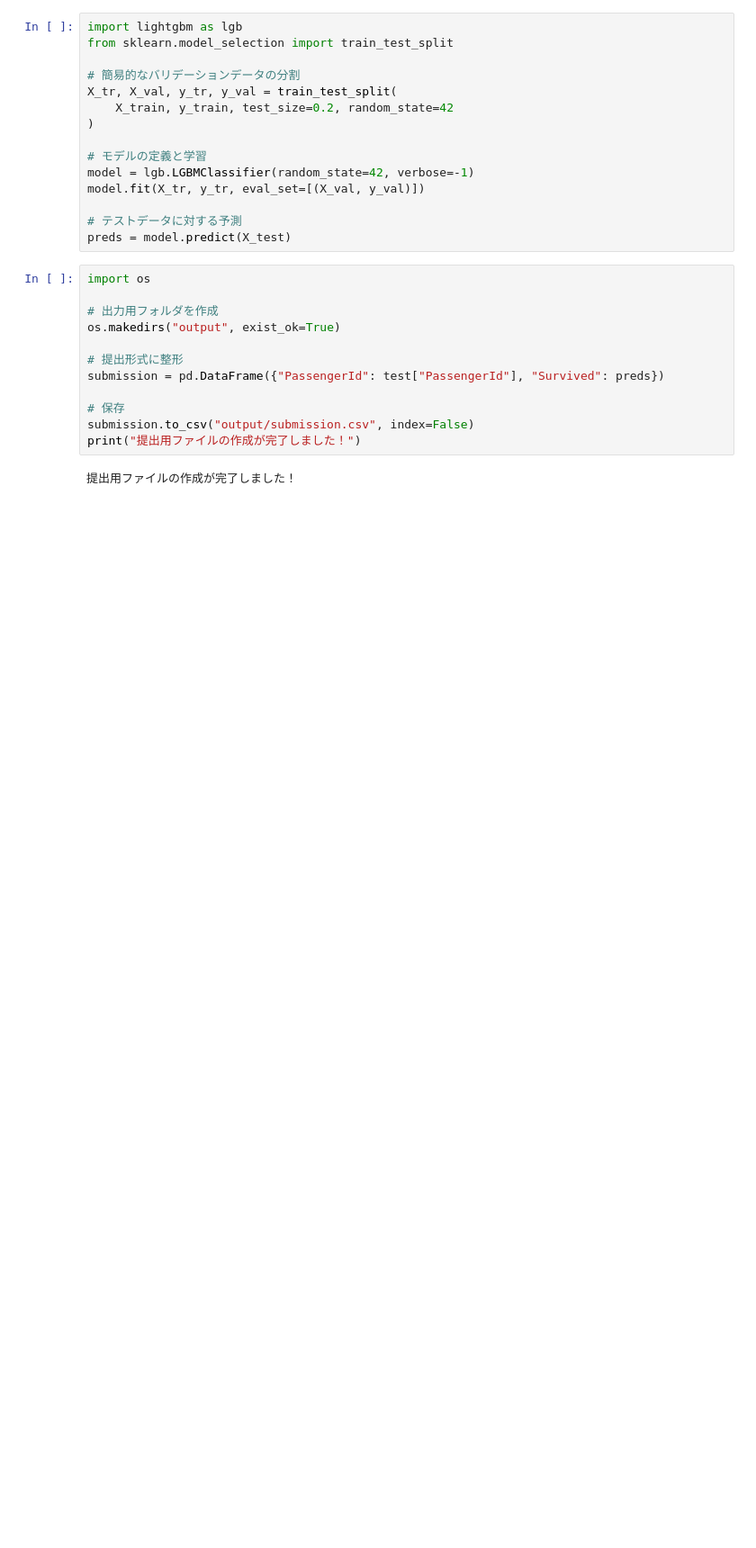
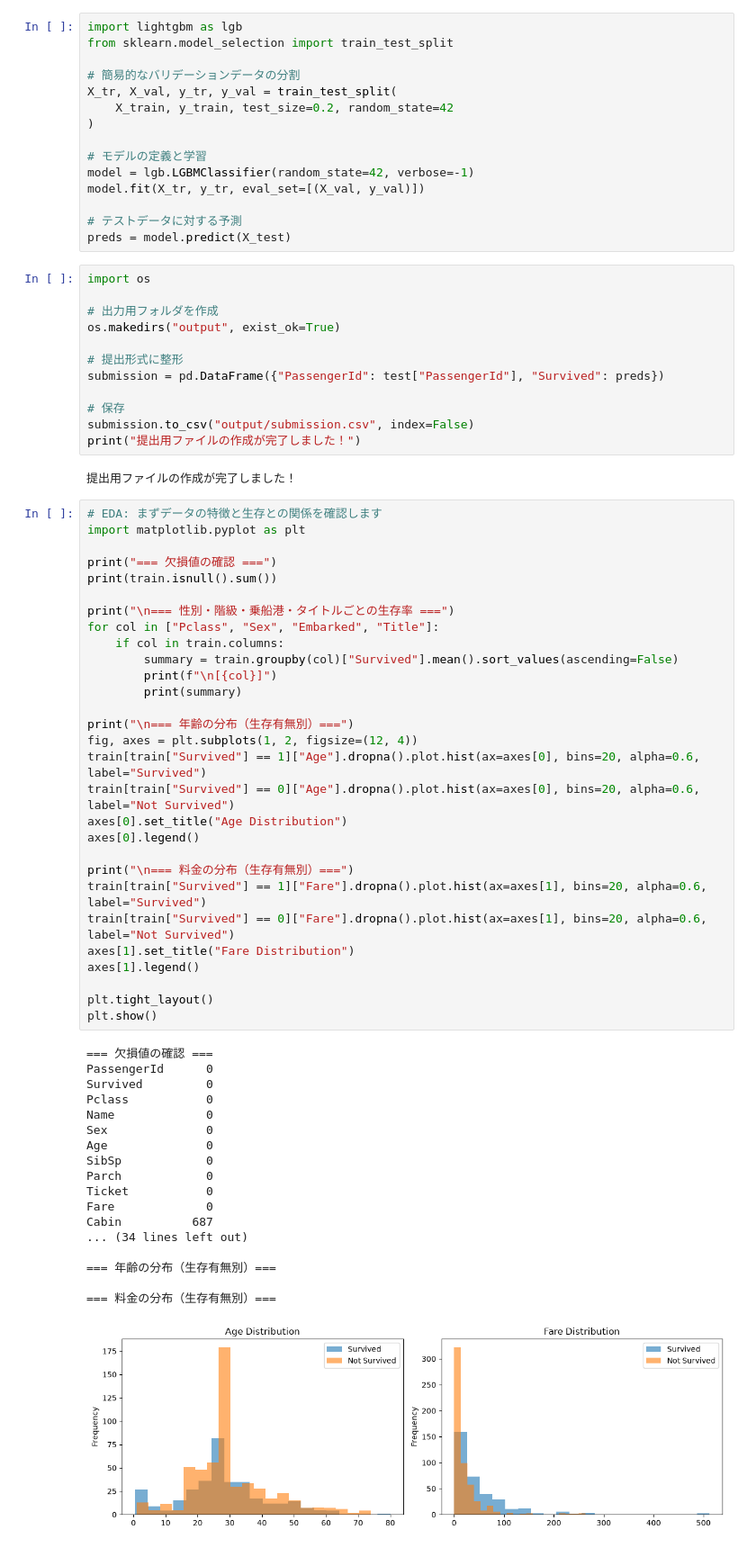
Before and after one commit to aqua0906/MLTest, a Jupyter notebook: solution.ipynb, the cells around one changed output. Shown at 90% size. Drawn from its saved outputs; the diff is of its cells as text; blank space fills up the shorter version.

```diff
--- a/solution.ipynb
+++ b/solution.ipynb
@@ -66,3 +104,51 @@ submission.to_csv("output/submission.csv", index=False)
 print("提出用ファイルの作成が完了しました！")
 # %% [output]
 提出用ファイルの作成が完了しました！
+# %%
+# EDA: まずデータの特徴と生存との関係を確認します
+import matplotlib.pyplot as plt
+
+print("=== 欠損値の確認 ===")
+print(train.isnull().sum())
+
+print("\n=== 性別・階級・乗船港・タイトルごとの生存率 ===")
+for col in ["Pclass", "Sex", "Embarked", "Title"]:
+    if col in train.columns:
+        summary = train.groupby(col)["Survived"].mean().sort_values(ascending=False)
+        print(f"\n[{col}]")
+        print(summary)
+
+print("\n=== 年齢の分布（生存有無別）===")
+fig, axes = plt.subplots(1, 2, figsize=(12, 4))
+train[train["Survived"] == 1]["Age"].dropna().plot.hist(ax=axes[0], bins=20, alpha=0.6, label="Survived")
+train[train["Survived"] == 0]["Age"].dropna().plot.hist(ax=axes[0], bins=20, alpha=0.6, label="Not Survived")
+axes[0].set_title("Age Distribution")
+axes[0].legend()
+
+print("\n=== 料金の分布（生存有無別）===")
+train[train["Survived"] == 1]["Fare"].dropna().plot.hist(ax=axes[1], bins=20, alpha=0.6, label="Survived")
+train[train["Survived"] == 0]["Fare"].dropna().plot.hist(ax=axes[1], bins=20, alpha=0.6, label="Not Survived")
+axes[1].set_title("Fare Distribution")
+axes[1].legend()
+
+plt.tight_layout()
+plt.show()
+# %% [output]
+=== 欠損値の確認 ===
+PassengerId      0
+Survived         0
+Pclass           0
+Name             0
+Sex              0
+Age              0
+SibSp            0
+Parch            0
+Ticket           0
+Fare             0
+Cabin          687
+... (34 lines left out)
+
+=== 年齢の分布（生存有無別）===
+
+=== 料金の分布（生存有無別）===
+[figure, added]
```
Also changed, not shown: parts of 1 cell of this notebook, 1 other file.
